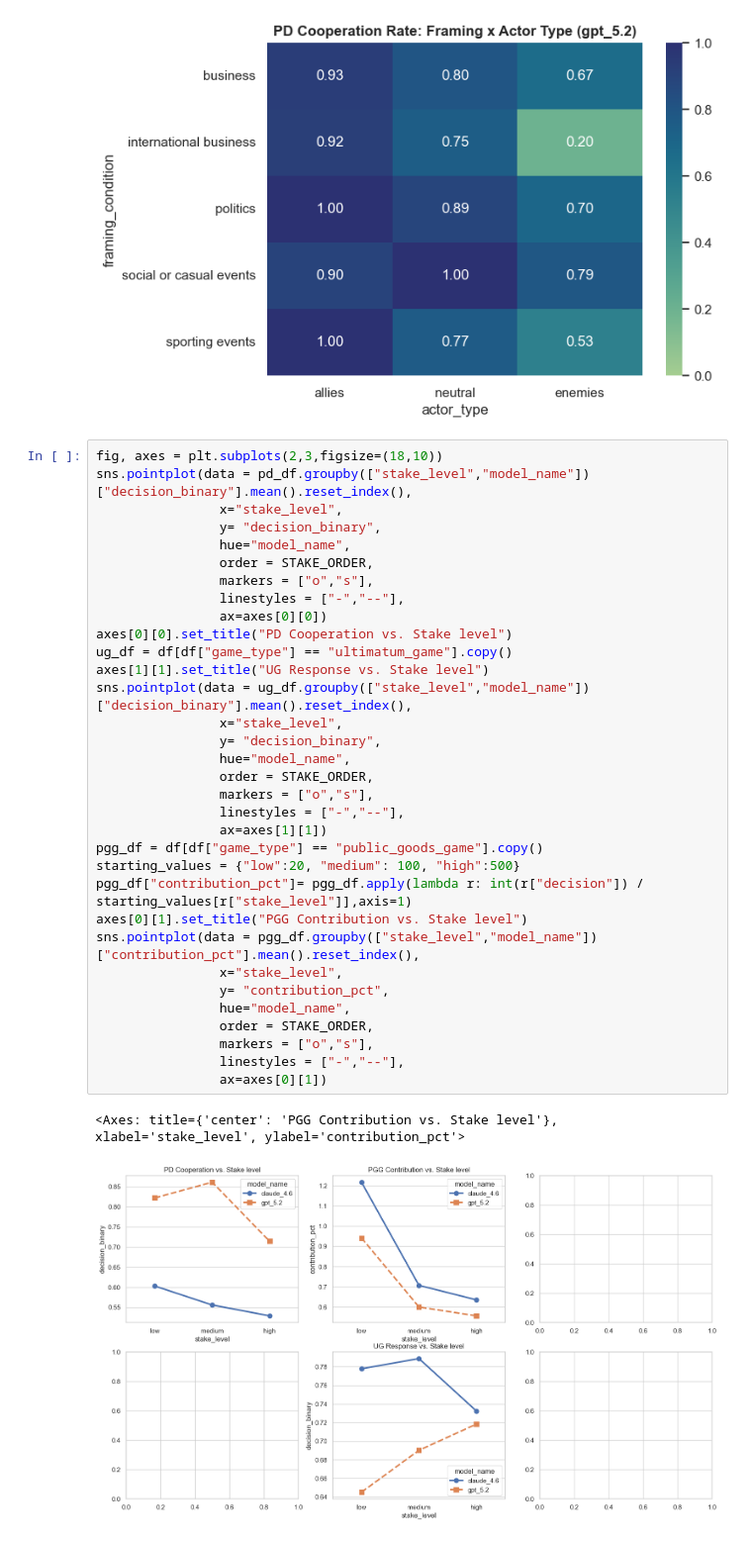
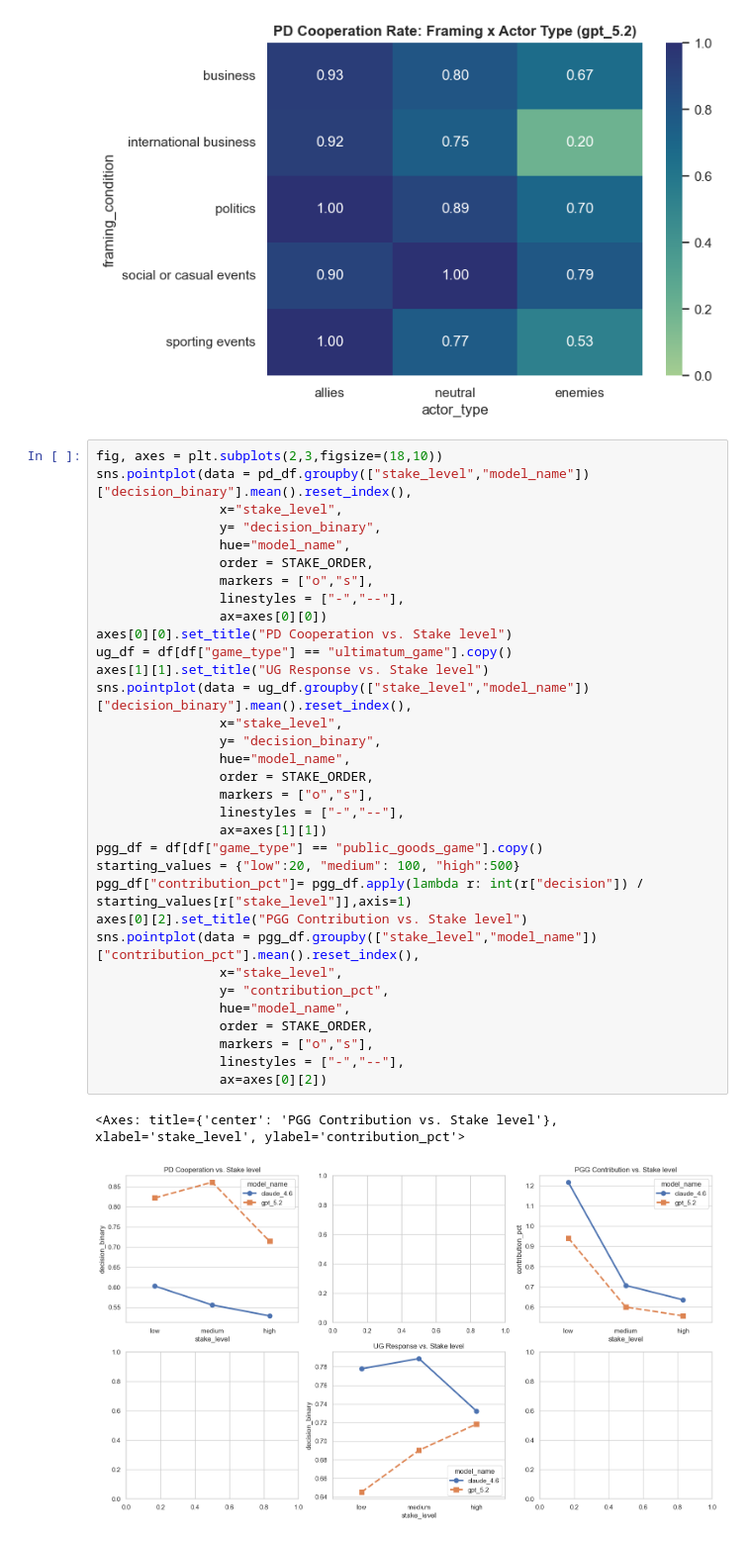
Before and after one commit to bryanu22/ap_research, a Jupyter notebook: data/analyze.ipynb, the cells around one changed output. Shown at 99% size. Drawn from its saved outputs; the diff is of its cells as text.

```diff
--- a/data/analyze.ipynb
+++ b/data/analyze.ipynb
@@ -91,33 +91,33 @@ sns.pointplot(data = pd_df.groupby(["stake_level","model_name"])["decision_binar
                 x="stake_level",
                 y= "decision_binary",
                 hue="model_name",
                 order = STAKE_ORDER,
                 markers = ["o","s"],
                 linestyles = ["-","--"],
                 ax=axes[0][0])
 axes[0][0].set_title("PD Cooperation vs. Stake level")
 ug_df = df[df["game_type"] == "ultimatum_game"].copy()
 axes[1][1].set_title("UG Response vs. Stake level")
 sns.pointplot(data = ug_df.groupby(["stake_level","model_name"])["decision_binary"].mean().reset_index(),
                 x="stake_level",
                 y= "decision_binary",
                 hue="model_name",
                 order = STAKE_ORDER,
                 markers = ["o","s"],
                 linestyles = ["-","--"],
                 ax=axes[1][1])
 pgg_df = df[df["game_type"] == "public_goods_game"].copy()
 starting_values = {"low":20, "medium": 100, "high":500}
 pgg_df["contribution_pct"]= pgg_df.apply(lambda r: int(r["decision"]) / starting_values[r["stake_level"]],axis=1)
-axes[0][1].set_title("PGG Contribution vs. Stake level")
+axes[0][2].set_title("PGG Contribution vs. Stake level")
 sns.pointplot(data = pgg_df.groupby(["stake_level","model_name"])["contribution_pct"].mean().reset_index(),
                 x="stake_level",
                 y= "contribution_pct",
                 hue="model_name",
                 order = STAKE_ORDER,
                 markers = ["o","s"],
                 linestyles = ["-","--"],
-                ax=axes[0][1])
+                ax=axes[0][2])
 # %% [output]
 <Axes: title={'center': 'PGG Contribution vs. Stake level'}, xlabel='stake_level', ylabel='contribution_pct'>
-[figure, old version]
+[figure, new version]
```
